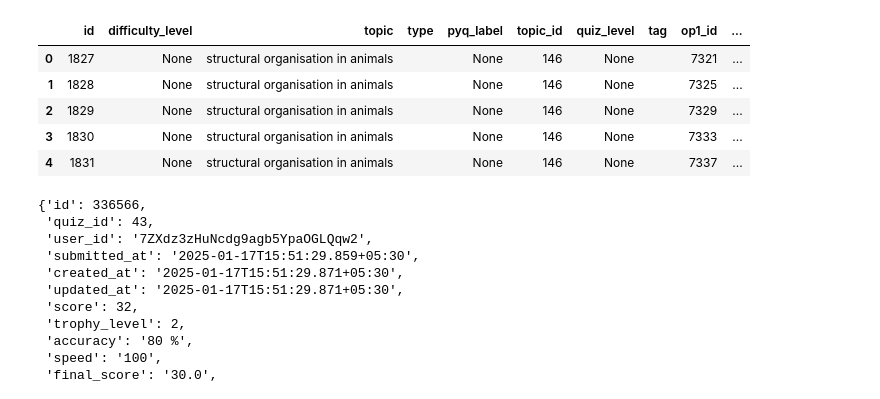
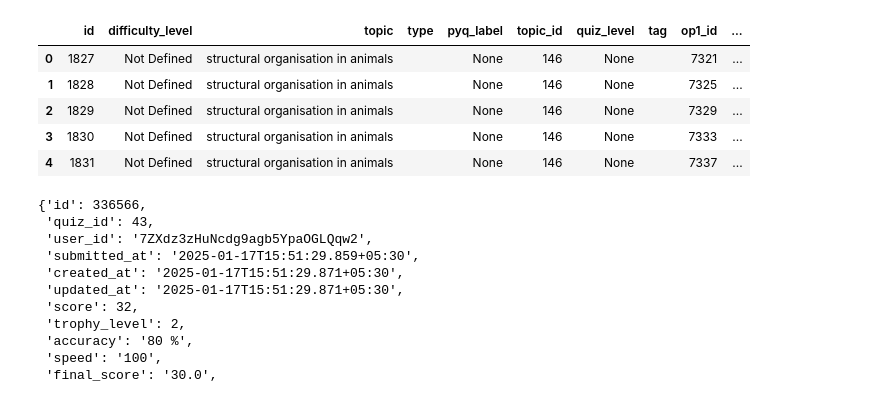
Before and after one commit to mr-ayush-agrawal/NeetAssignment, a Jupyter notebook: ResponseAPI.ipynb, the cells around one changed output. Cells and saved outputs as stored; diff of their text form; code cells hidden in the pictures.

```diff
--- a/ResponseAPI.ipynb
+++ b/ResponseAPI.ipynb
@@ -6,28 +6,29 @@ import numpy as np
 # %%
 def getQuestions():
     curr_url_quiz = 'https://www.jsonkeeper.com/b/LLQT'
     curr_quiz_data = requests.get(curr_url_quiz).json()['quiz']
 
 
     questions = curr_quiz_data['questions']
     questions = pd.DataFrame(questions)
 
     optdf = pd.DataFrame(questions.options.to_list(), columns=['op1', 'op2', 'op3', 'op4'])
     optdf = pd.concat([pd.json_normalize(optdf[col]).add_prefix(f'{col}_') for col in optdf.columns], axis=1)
     req_cols = ['id', 'difficulty_level', 'topic', 'type', 'pyq_label', 'topic_id', 'quiz_level', 'tag',
                 'op1_id', 'op1_is_correct','op2_id', 'op2_is_correct' ,'op3_id', 'op3_is_correct', 'op4_id', 'op4_is_correct']
 
     df = pd.merge(questions, optdf, left_on='id', right_on='op1_question_id', how='inner')[req_cols]
+    df['difficulty_level'] = ['Not Defined' if lev is None else lev for lev in df['difficulty_level']]
     return df
 questions = getQuestions()
 questions.head()
 # %% [output]
 |  | id | difficulty_level | topic | type | pyq_label | topic_id | quiz_level | tag | op1_id | ... |
-| 0 | 1827 | None | structural organisation in animals |  | None | 146 | None |  | 7321 | ... |
-| 1 | 1828 | None | structural organisation in animals |  | None | 146 | None |  | 7325 | ... |
-| 2 | 1829 | None | structural organisation in animals |  | None | 146 | None |  | 7329 | ... |
-| 3 | 1830 | None | structural organisation in animals |  | None | 146 | None |  | 7333 | ... |
-| 4 | 1831 | None | structural organisation in animals |  | None | 146 | None |  | 7337 | ... |
+| 0 | 1827 | Not Defined | structural organisation in animals |  | None | 146 | None |  | 7321 | ... |
+| 1 | 1828 | Not Defined | structural organisation in animals |  | None | 146 | None |  | 7325 | ... |
+| 2 | 1829 | Not Defined | structural organisation in animals |  | None | 146 | None |  | 7329 | ... |
+| 3 | 1830 | Not Defined | structural organisation in animals |  | None | 146 | None |  | 7333 | ... |
+| 4 | 1831 | Not Defined | structural organisation in animals |  | None | 146 | None |  | 7337 | ... |
 # %%
 response_url = 'https://api.jsonserve.com/rJvd7g'
 response_data = requests.get(response_url).json()
```
Also changed, not shown: parts of 11 cells of this notebook, 4 other files.
